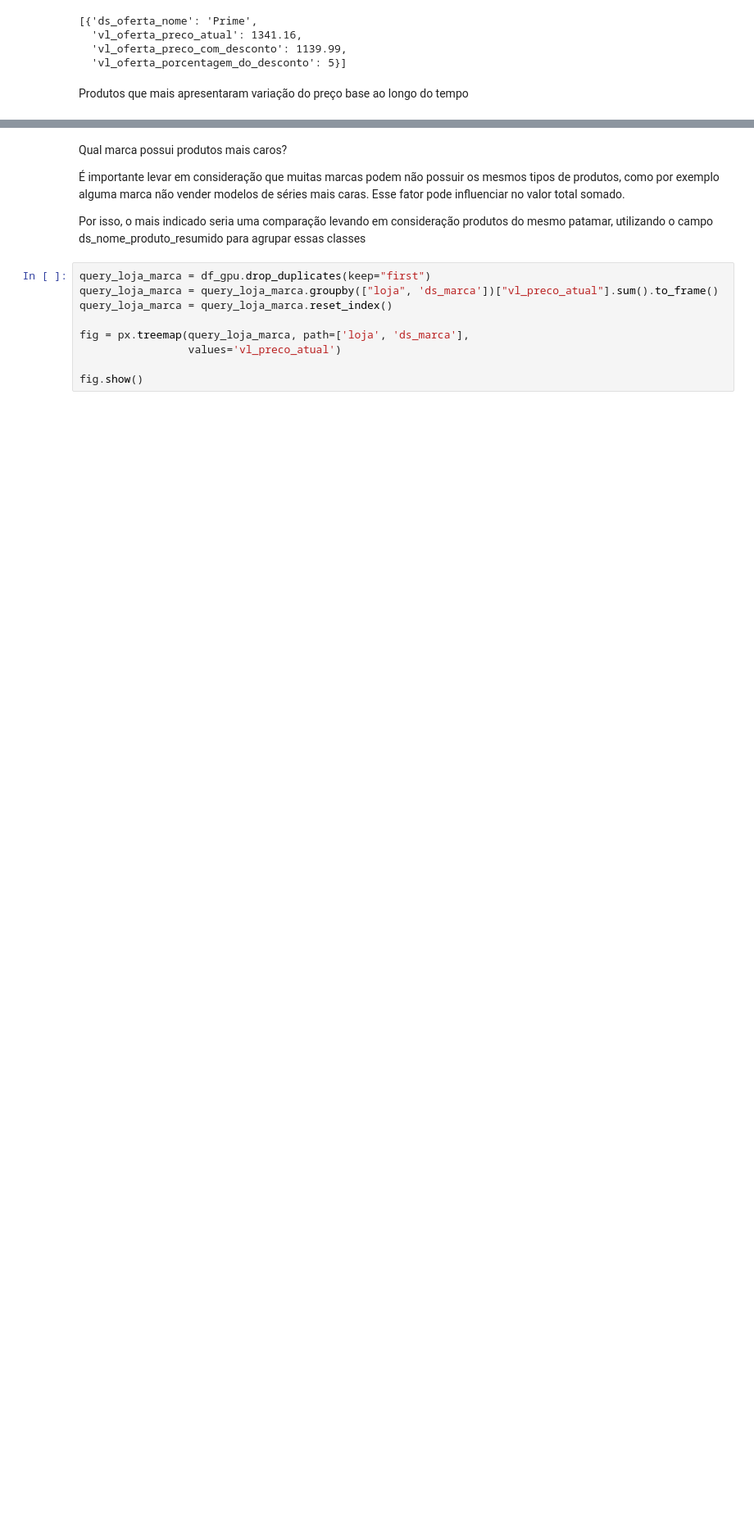
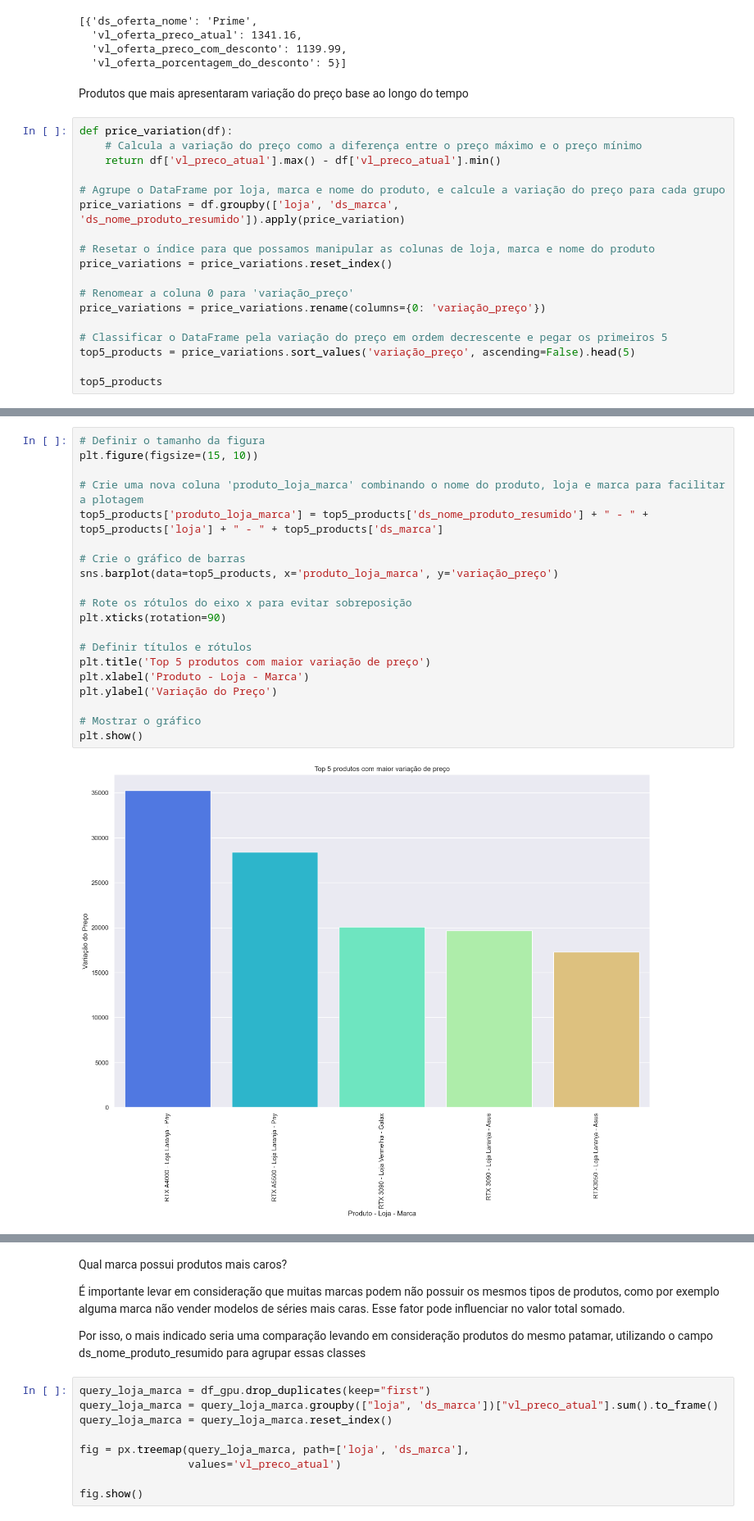
Before and after one commit to Ighus/ds_analysis_hardware_market, a Jupyter notebook: new_analysis.ipynb, the cells around one changed output, grey strips where cells are left out. Shown at 82% size. Cells and saved outputs as stored; diff of their text form; blank space fills up the shorter version.

```diff
--- a/new_analysis.ipynb
+++ b/new_analysis.ipynb
@@ -292,3 +306,21 @@ j
   'vl_oferta_porcentagem_do_desconto': 5}]
 # %% [markdown]
 Produtos que mais apresentaram variação do preço base ao longo do tempo
+# %%
+def price_variation(df):
+    # Calcula a variação do preço como a diferença entre o preço máximo e o preço mínimo
+    return df['vl_preco_atual'].max() - df['vl_preco_atual'].min()
+
+# Agrupe o DataFrame por loja, marca e nome do produto, e calcule a variação do preço para cada grupo
+price_variations = df.groupby(['loja', 'ds_marca', 'ds_nome_produto_resumido']).apply(price_variation)
+
+# Resetar o índice para que possamos manipular as colunas de loja, marca e nome do produto
+price_variations = price_variations.reset_index()
+
+# Renomear a coluna 0 para 'variação_preço'
+price_variations = price_variations.rename(columns={0: 'variação_preço'})
+
+# Classificar o DataFrame pela variação do preço em ordem decrescente e pegar os primeiros 5
+top5_products = price_variations.sort_values('variação_preço', ascending=False).head(5)
+
+top5_products
@@ -295 +334,23 @@ Produtos que mais apresentaram variação do preço base ao longo do tempo
+# %%
+# Definir o tamanho da figura
+plt.figure(figsize=(15, 10))
+
+# Crie uma nova coluna 'produto_loja_marca' combinando o nome do produto, loja e marca para facilitar a plotagem
+top5_products['produto_loja_marca'] = top5_products['ds_nome_produto_resumido'] + " - " + top5_products['loja'] + " - " + top5_products['ds_marca']
+
+# Crie o gráfico de barras
+sns.barplot(data=top5_products, x='produto_loja_marca', y='variação_preço')
+
+# Rote os rótulos do eixo x para evitar sobreposição
+plt.xticks(rotation=90)
+
+# Definir títulos e rótulos
+plt.title('Top 5 produtos com maior variação de preço')
+plt.xlabel('Produto - Loja - Marca')
+plt.ylabel('Variação do Preço')
+
+# Mostrar o gráfico
+plt.show()
+# %% [output]
+[figure, added]
 # %%
```
Also changed, not shown: parts of 14 cells of this notebook.
